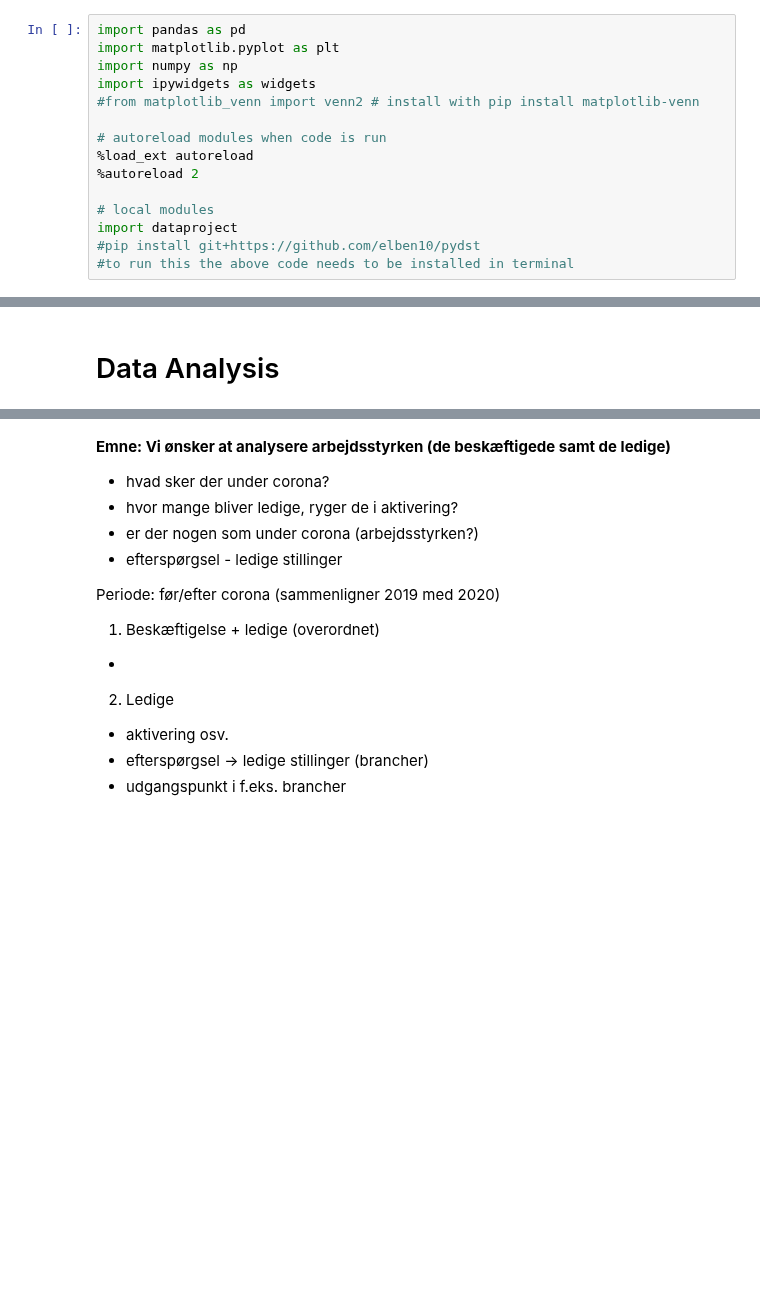
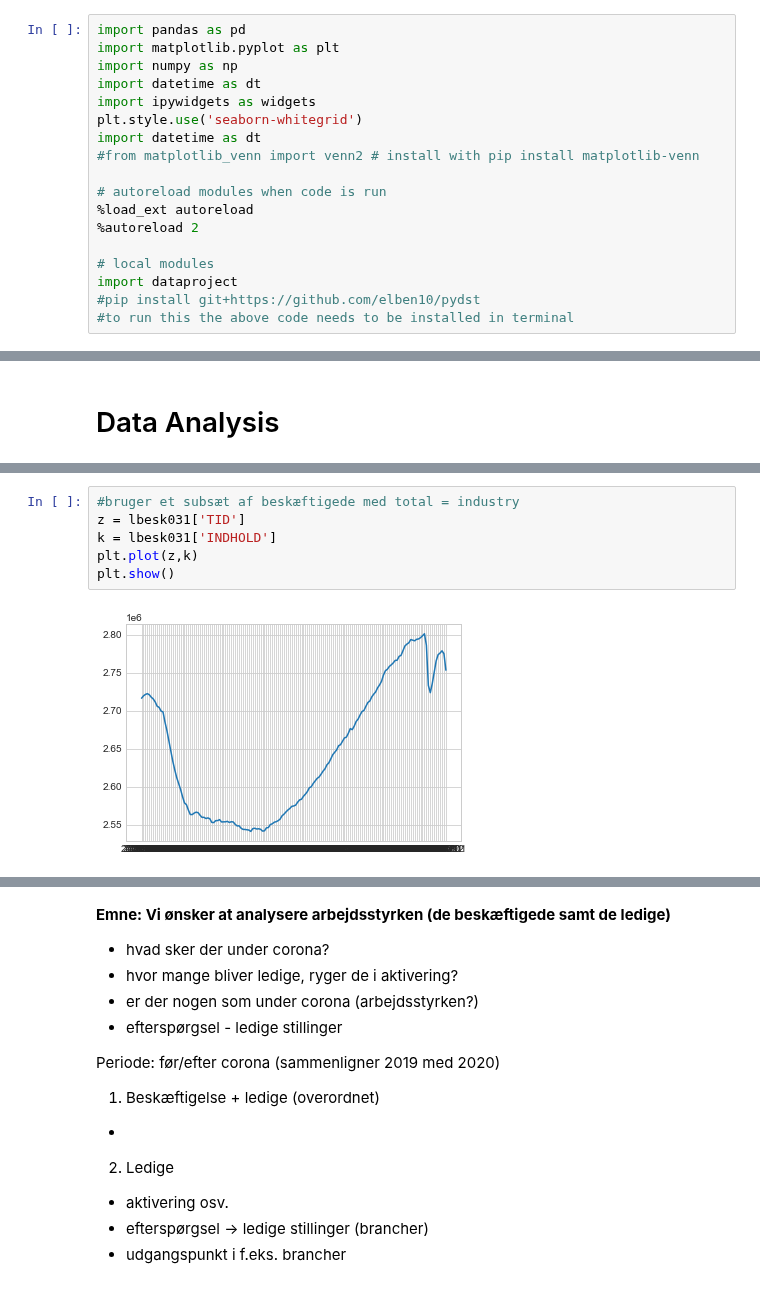
Before and after one commit to ceciliechrstnsn/projects-2021-luna-hjerteknuser, a Jupyter notebook: dataproject/dataproject.ipynb, the cells around one changed output, grey strips where cells are left out. Saved outputs shown, nothing was run; the diff lists cells and outputs as text; blank space fills up the shorter version.

```diff
--- a/dataproject/dataproject.ipynb
+++ b/dataproject/dataproject.ipynb
@@ -24,7 +22,10 @@ Imports and set magics:
 import pandas as pd
 import matplotlib.pyplot as plt
 import numpy as np
+import datetime as dt
 import ipywidgets as widgets
+plt.style.use('seaborn-whitegrid')
+import datetime as dt
 #from matplotlib_venn import venn2 # install with pip install matplotlib-venn
 
 # autoreload modules when code is run
@@ -233,0 +272,8 @@ dstmerge.head()
+# %%
+#bruger et subsæt af beskæftigede med total = industry
+z = lbesk031['TID']
+k = lbesk031['INDHOLD']
+plt.plot(z,k)
+plt.show()
+# %% [output]
+[figure, added]
```
Also changed, not shown: parts of 17 cells of this notebook.
